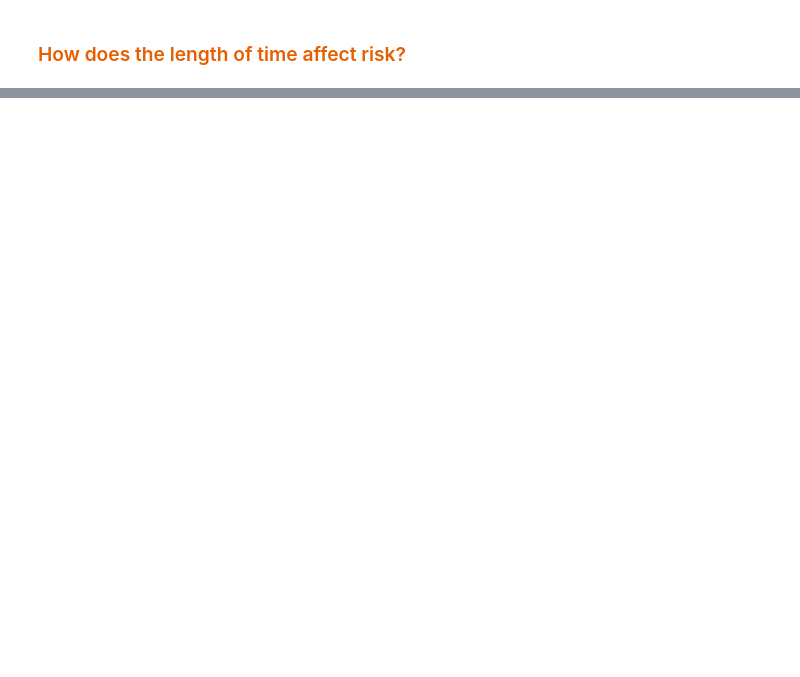
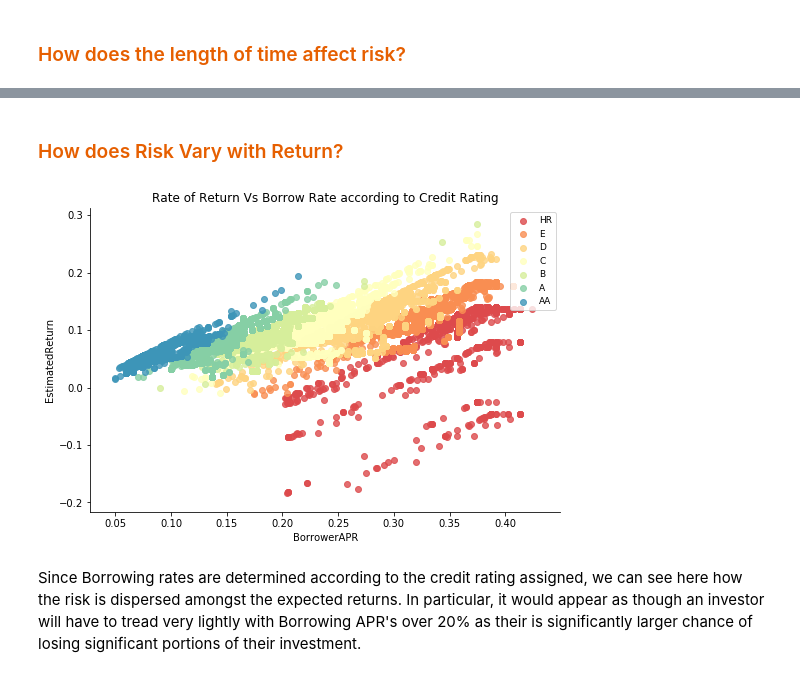
Before and after one commit to jovanmedfordDataAnalyst/loan-data-from-prosper, a Jupyter notebook: loan-analysis.ipynb, the cells around one changed output, grey strips where cells are left out. Cells and saved outputs as stored; diff of their text form; code cells hidden in the pictures; blank space fills up the shorter version.

```diff
--- a/loan-analysis.ipynb
+++ b/loan-analysis.ipynb
@@ -424,0 +445,11 @@ sns.despine(left=True,bottom=True)
+# %% [markdown]
+### <font color=#e65f00>How does Risk Vary with Return?</font>
+# %%
+g = sns.FacetGrid(data = post_july, hue = 'ProsperRating', hue_order = ['HR','E','D','C','B','A','AA'], size = 5, aspect = 1.5, palette="Spectral")
+g.map(sns.regplot,"BorrowerAPR", "EstimatedReturn", fit_reg = False);
+plt.legend(loc=1, fontsize = 9)
+plt.title("Rate of Return Vs Borrow Rate according to Credit Rating");
+# %% [output]
+[figure, added]
+# %% [markdown]
+Since Borrowing rates are determined according to the credit rating assigned, we can see here how the risk is dispersed amongst the expected returns. In particular, it would appear as though an investor will have to tread very lightly with Borrowing APR's over 20% as their is significantly larger chance of losing significant portions of their investment.
```
Also changed, not shown: parts of 17 cells of this notebook.
